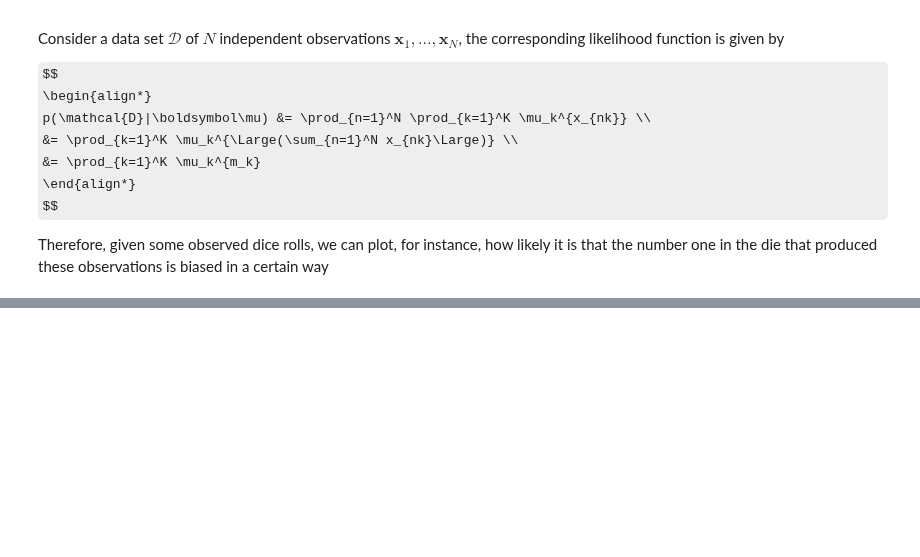
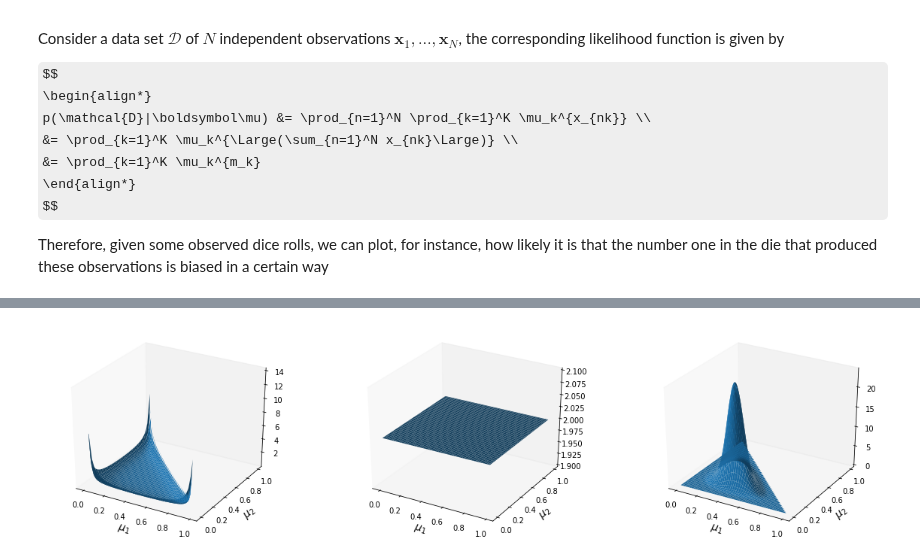
Before and after one commit to vagmcs/PRML, a Jupyter notebook: notebooks/ch2_probability_distributions.ipynb, the cells around one changed output, grey strips where cells are left out. Cells and saved outputs as stored; diff of their text form; code cells hidden in the pictures; some formulas as TeX source; blank space fills up the shorter version.

Commit message:
feat(chapter2): Notes on the Dirichlet distribution

```diff
--- a/notebooks/ch2_probability_distributions.ipynb
+++ b/notebooks/ch2_probability_distributions.ipynb
@@ -525,0 +541,36 @@ $$
+# %%
+fig = plt.figure(figsize=(20, 5))
+
+for i, alpha in enumerate([0.1, 1, 10]):
+
+    distribution = Dirichlet(np.array([alpha, alpha, alpha]))
+    X1, X2 = np.meshgrid(np.arange(0, 1, 0.01), np.arange(0, 1, 0.01))
+    X3 = 1 - (X1 + X2)
+
+    X = np.array([np.ravel(X1), np.ravel(X2), [float('nan') if x < 0 else x for x in np.ravel(X3)]]).T
+    Z = distribution.pdf(X).reshape(X1.shape)
+
+    ax = fig.add_subplot(1, 3, i + 1, projection='3d'); ax.grid(b=None)
+    ax.plot_surface(X1, X2, Z)
+    ax.set_xlabel("$\mu_1$", fontsize=14); ax.set_ylabel("$\mu_2$", fontsize=14)
+
+plt.show()
+# %%
+fig = plt.figure(figsize=(20, 5))
+
+for i, alpha in enumerate([0.1, 1, 10]):
+
+    distribution = Dirichlet(np.array([alpha, alpha, alpha]))
+    X1, X2 = np.meshgrid(np.arange(0, 1, 0.01), np.arange(0, 1, 0.01))
+    X3 = 1 - (X1 + X2)
+
+    X = np.array([np.ravel(X1), np.ravel(X2), [float('nan') if x < 0 else x for x in np.ravel(X3)]]).T
+    Z = distribution.pdf(X).reshape(X1.shape)
+
+    ax = fig.add_subplot(1, 3, i + 1, projection='3d'); ax.grid(b=None)
+    ax.plot_surface(X1, X2, Z)
+    ax.set_xlabel("$\mu_1$", fontsize=14); ax.set_ylabel("$\mu_2$", fontsize=14)
+
+plt.show()
+# %% [output]
+[figure, added]
```
Also changed, not shown: parts of 5 cells of this notebook.
